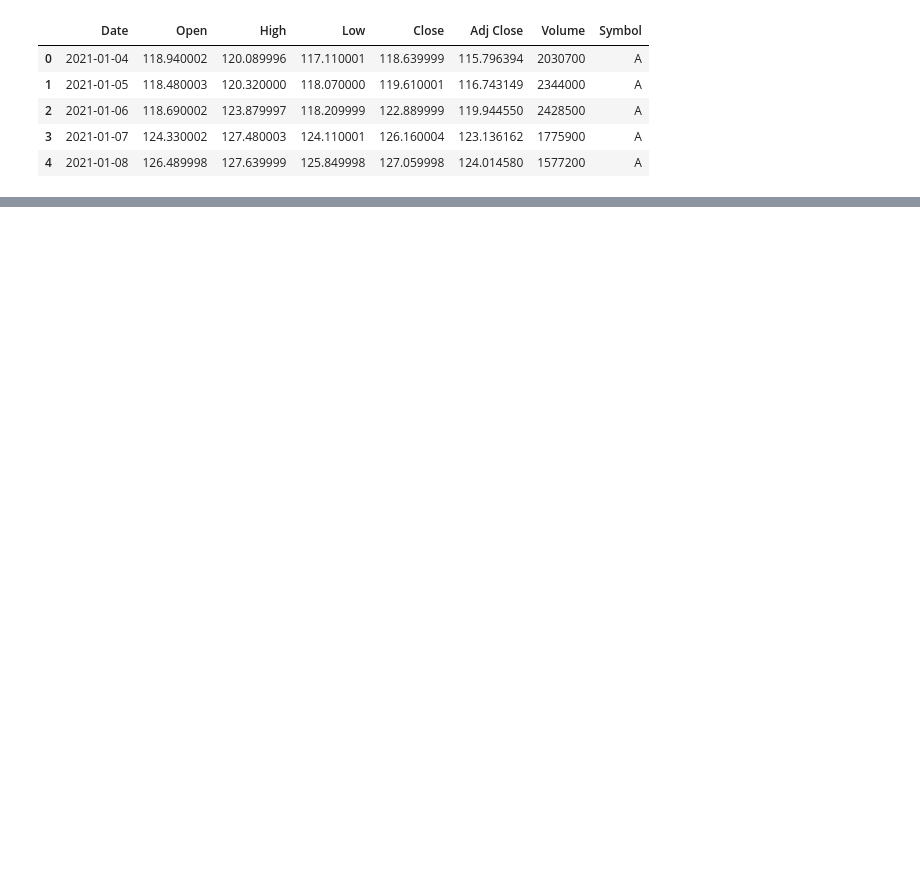
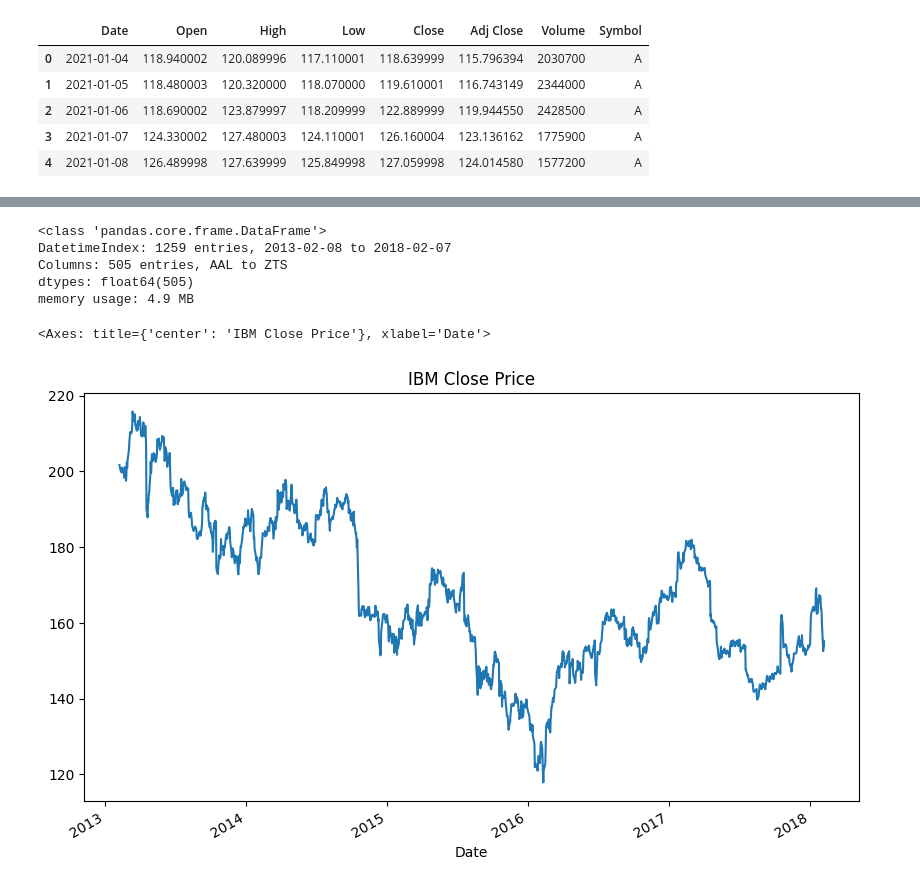
Before and after one commit to sidchakravarty/lazyprogrammer_financial_engineering, a Jupyter notebook: 2. Python/1. Financial Basics.ipynb, the cells around one changed output, grey strips where cells are left out. Drawn from its saved outputs; the diff is of its cells as text; code cells hidden in the pictures; blank space fills up the shorter version.

```diff
--- a/2. Python/1. Financial Basics.ipynb
+++ b/2. Python/1. Financial Basics.ipynb
@@ -141,0 +238,7 @@ df.tail()
+# %%
+# Start with an empty dataframe with dates as the index. We want to use the min and the max date from df_sp500 to set the date range.
+dates = pd.date_range(start=df_sp500['date'].min(), end=df_sp500['date'].max())
+df_closePrices = pd.DataFrame(index=dates)
+df_closePrices.index = pd.to_datetime(df_closePrices.index.date)
+df_closePrices.index.name = 'Date'
+df_closePrices.head()
@@ -141,0 +259,3 @@ df.tail()
+# %%
+symbols = df_sp500['Name'].unique()
+symbols[:5]
@@ -141,0 +264,8 @@ df.tail()
+# %%
+for s in symbols:
+    df_temp = df_sp500.loc[df_sp500['Name'] == s, ['date', 'close']].copy()
+    df_temp.set_index('date', inplace=True)
+    df_temp.rename(columns={'close': s}, inplace=True)
+    df_closePrices = df_closePrices.join(df_temp)
+
+df_closePrices.tail()
@@ -141,0 +298,4 @@ df.tail()
+# %%
+# Now get rid of the NaN values where the stock was not traded
+df_closePrices.dropna(axis=0, how='all', inplace=True)
+df_closePrices.head()
@@ -141,0 +311,8 @@ df.tail()
+# %%
+df_closePrices.info()
+# %% [output]
+<class 'pandas.core.frame.DataFrame'>
+DatetimeIndex: 1259 entries, 2013-02-08 to 2018-02-07
+Columns: 505 entries, AAL to ZTS
+dtypes: float64(505)
+memory usage: 4.9 MB
@@ -141,0 +321,5 @@ df.tail()
+# %%
+df_closePrices['IBM'].plot(title='IBM Close Price', figsize=(10, 6), x = 'Date', y = 'IBM')
+# %% [output]
+<Axes: title={'center': 'IBM Close Price'}, xlabel='Date'>
+[figure, added]
```
Also changed, not shown: parts of 47 cells of this notebook, 17 other files.
